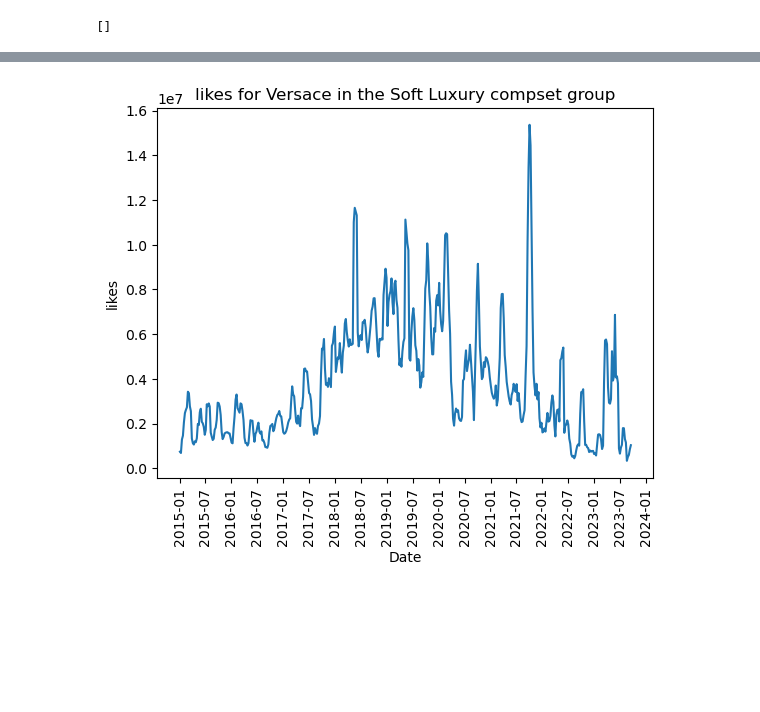
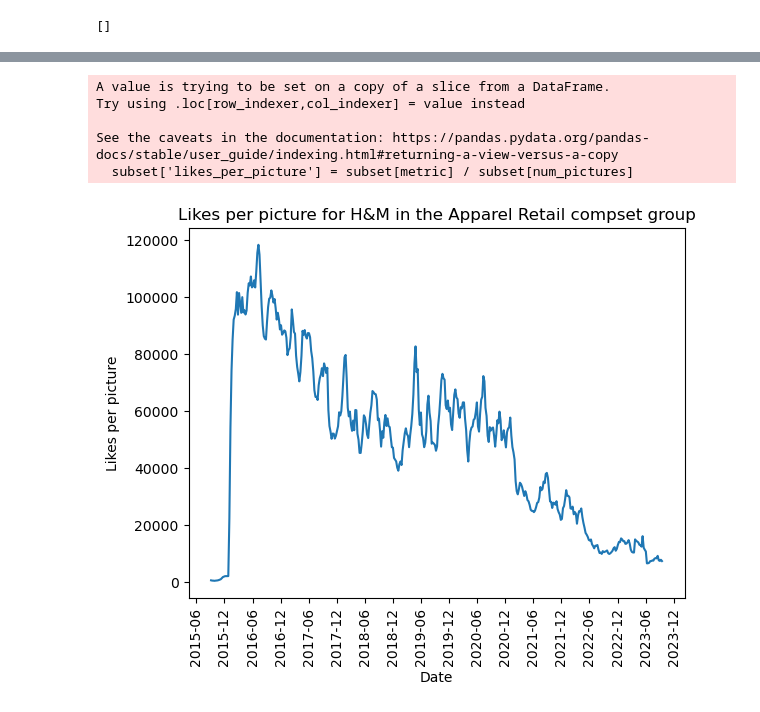
Before and after one commit to tanios13/UBS-ZebraByte, a Jupyter notebook: data-exploration/cyrus.ipynb, the cells around one changed output, grey strips where cells are left out. Cells and saved outputs as stored; diff of their text form; code cells hidden in the pictures; blank space fills up the shorter version.

```diff
--- a/data-exploration/cyrus.ipynb
+++ b/data-exploration/cyrus.ipynb
@@ -190,4 +198,35 @@ def plot_brand(data, brand='Versace', compset='Soft Luxury', metric='likes'):
+# %%
+def plot_brand(data, brand='Versace', compset='Soft Luxury', metric='likes', num_pictures='num_pictures'):
+    # Extraire les lignes pour la marque et le compset spécifiés et les trier par 'period_end_date', puis tracer la métrique au fil du temps
+    subset = data[(data['business_entity_doing_business_as_name'] == brand) & (data['compset'] == compset)]
+
+    # Convertir 'period_end_date' en datetime
+    subset.loc[:, 'period_end_date'] = pd.to_datetime(subset['period_end_date'])
+
+    # Calculer les likes par image
+    subset['likes_per_picture'] = subset[metric] / subset[num_pictures]
+
+    subset = subset.sort_values('period_end_date')
+
+    fig, ax = plt.subplots()
+    ax.plot(subset['period_end_date'], subset['likes_per_picture'])
+
+    # Définir le format de l'axe des x pour afficher une marque tous les 3 mois
+    ax.xaxis.set_major_locator(mdates.MonthLocator(interval=6))
+    ax.xaxis.set_major_formatter(mdates.DateFormatter('%Y-%m'))
+
+    # Rendre les labels de l'axe des x verticaux
+    plt.xticks(rotation='vertical')
+    plt.xlabel('Date')
+    plt.ylabel('Likes per picture')
+    plt.title(f'Likes per picture for {brand} in the {compset} compset group')
+    plt.show()
 # %%
-plot_brand(data, brand='Versace', compset='Soft Luxury', metric='likes')
+plot_brand(data, brand='H&M', compset='Apparel Retail', metric='likes', num_pictures='pictures')
 # %% [output]
+A value is trying to be set on a copy of a slice from a DataFrame.
+Try using .loc[row_indexer,col_indexer] = value instead
+
+See the caveats in the documentation: https://pandas.pydata.org/pandas-docs/stable/user_guide/indexing.html#returning-a-view-versus-a-copy
+  subset['likes_per_picture'] = subset[metric] / subset[num_pictures]
-[figure, old version]
+[figure, new version]
```
Also changed, not shown: parts of 10 cells of this notebook, 1 other file.
